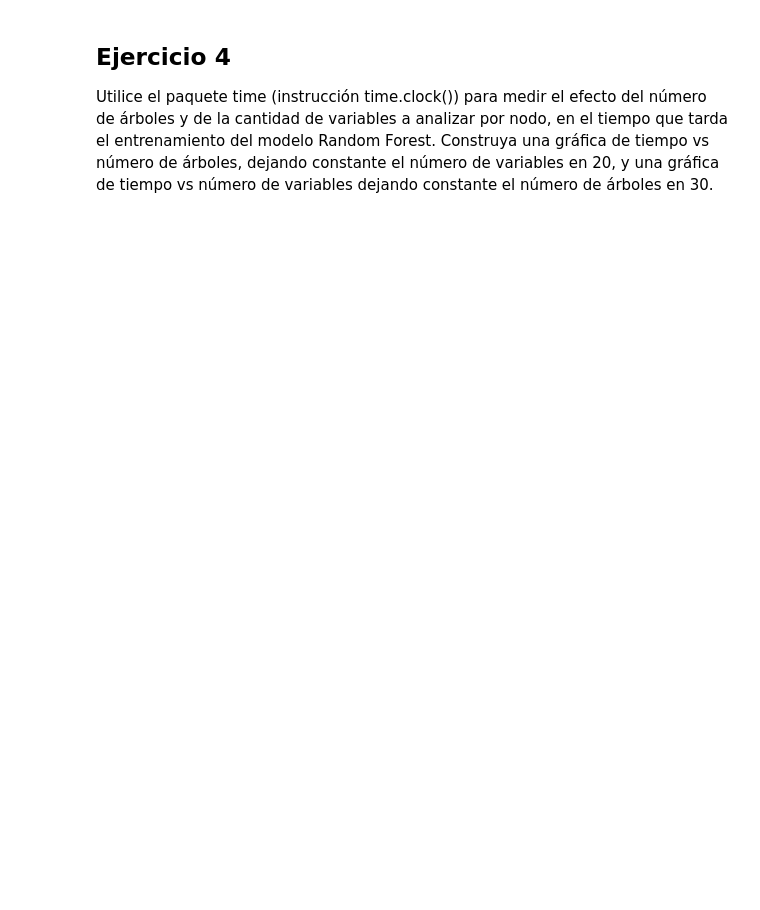
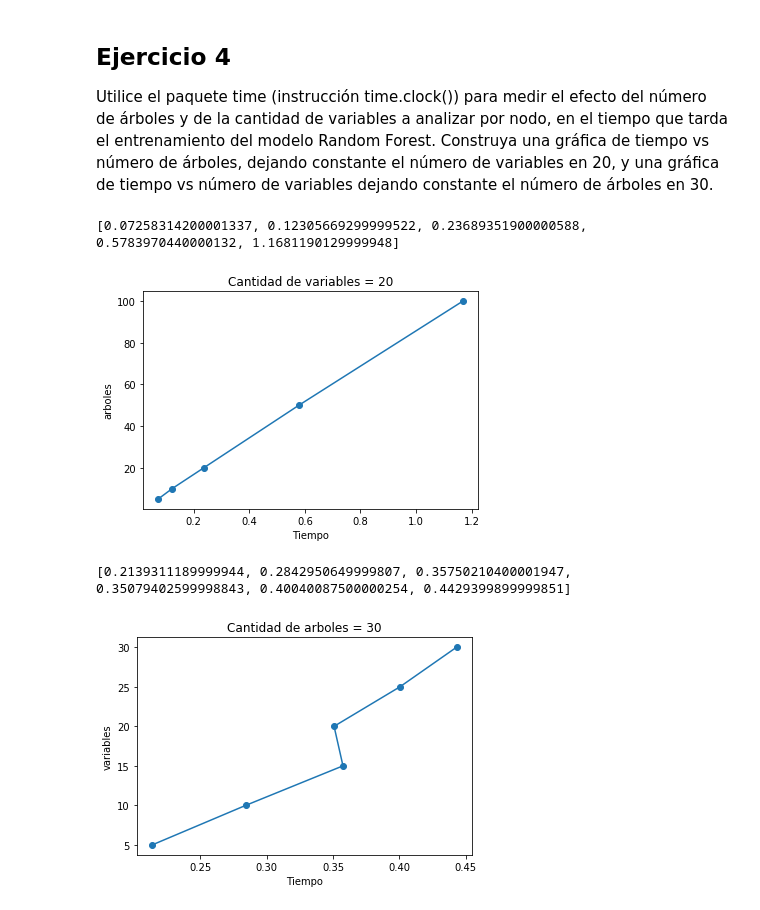
Before and after one commit to Sadimfinity/Simulation_Course, a Jupyter notebook: Labs/Lab_3/Lab_3.2_Arboles.ipynb, the cells around one changed output. Saved outputs shown, nothing was run; the diff lists cells and outputs as text; code cells hidden in the pictures; blank space fills up the shorter version.

```diff
--- a/Labs/Lab_3/Lab_3.2_Arboles.ipynb
+++ b/Labs/Lab_3/Lab_3.2_Arboles.ipynb
@@ -168,8 +168,10 @@ En la siguiente celda se define una simulación para entrenar y validar un model
 <b>Note</b> que al igual que en el caso anterior, existe una clase para modelos de clasificación y otra para modelos de regresión: http://scikit-learn.org/stable/modules/generated/sklearn.ensemble.RandomForestRegressor.html
 # %%
 from sklearn.ensemble import RandomForestClassifier
+from sklearn.ensemble import BaggingClassifier
 
-def randomForest(nTree, maxFeatures):
+
+def modelClassifier(n_estimators, max_features, tipo):
     #Validamos el modelo
     Folds = 4
     random.seed(19680801)
@@ -191,9 +193,12 @@ def randomForest(nTree, maxFeatures):
 
         #Haga el llamado a la función para crear y entrenar el modelo usando los datos de entrenamiento
 
-
-        model = RandomForestClassifier(n_estimators = n_tree, max_features = maxFeatures)
-        model = model.fit(Xtrain,Ytrain)
+        if tipo == 1: #RandomForest
+            model = RandomForestClassifier(n_estimators = n_estimators, max_features = max_features)
+            model = model.fit(Xtrain,Ytrain)
+        else :  #Bagging
+            model = BaggingClassifier(n_estimators= n_estimators,max_features = max_features)
+            model = model.fit(Xtrain,Ytrain)
 
 
         #Validación
@@ -230,10 +235,9 @@ k=0
 while i < 5:
     j = 1
     while j<=6:
-        ef,co = randomForest(numero_arboles[i], j*5)
+        ef,co = modelClassifier(numero_arboles[i], j*5, 1)
         #print(numero_arboles[i], j*5)
         eficiencia[k] = ef
-        print(ef)
         df_types["Eficiencia en validacion"][k]= ef
         df_types["Intervalo de confianza"][k] = co
         j = j + 1
@@ -277,3 +283,44 @@ R/
 ## Ejercicio 4
 
 Utilice el paquete time (instrucción time.clock()) para medir el efecto del número de árboles y de la cantidad de variables a analizar por nodo, en el tiempo que tarda el entrenamiento del modelo Random Forest. Construya una gráfica de tiempo vs número de árboles, dejando constante el número de variables en 20, y una gráfica de tiempo vs número de variables dejando constante el número de árboles en 30.
+# %%
+import time as tm
+
+cant_tree = [5,10,20,50,100]
+times_tree_1 = []
+
+for n in cant_tree:
+    initial_time = tm.process_time()
+    ef, ic = modelClassifier(n,20, 1)
+    times_tree_1.append(tm.process_time() - initial_time)
+print(times_tree_1)
+
+plt.figure()
+plt.plot(times_tree_1,cant_tree,'o-')
+plt.title('Cantidad de variables = 20')
+plt.ylabel('arboles')
+plt.xlabel('Tiempo')
+plt.show()
+
+
+times_tree = []
+cant_variables = np.arange(5,31,5)
+for n in cant_variables:
+    initial_time = tm.process_time()
+    ef, ic = modelClassifier(30,n, 1)
+    times_tree.append(tm.process_time() - initial_time)
+print(times_tree)
+
+
+
+plt.figure()
+plt.plot(times_tree,cant_variables,'o-')
+plt.title('Cantidad de arboles = 30')
+plt.ylabel('variables')
+plt.xlabel('Tiempo')
+plt.show()
+# %% [output]
+[0.07258314200001337, 0.12305669299999522, 0.23689351900000588, 0.5783970440000132, 1.1681190129999948]
+[figure, added]
+[0.2139311189999944, 0.2842950649999807, 0.35750210400001947, 0.35079402599998843, 0.40040087500000254, 0.4429399899999851]
+[figure, added]
```
Also changed, not shown: parts of 3 cells of this notebook.
